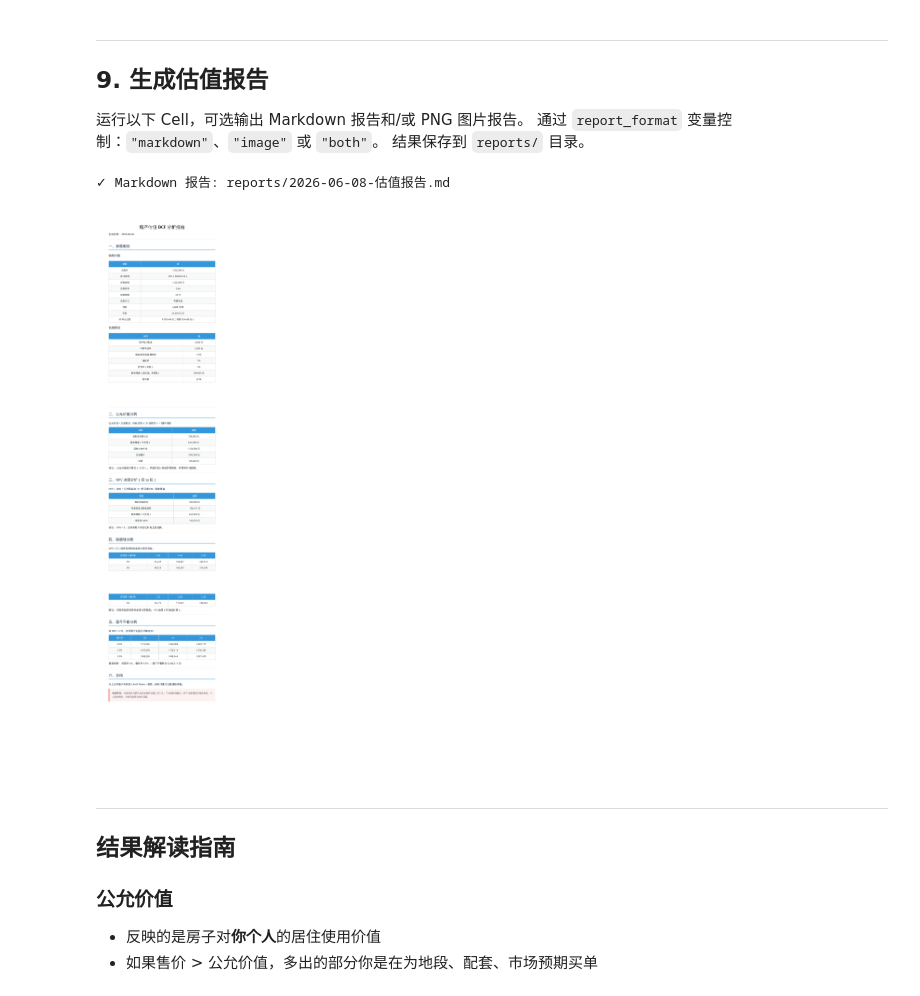
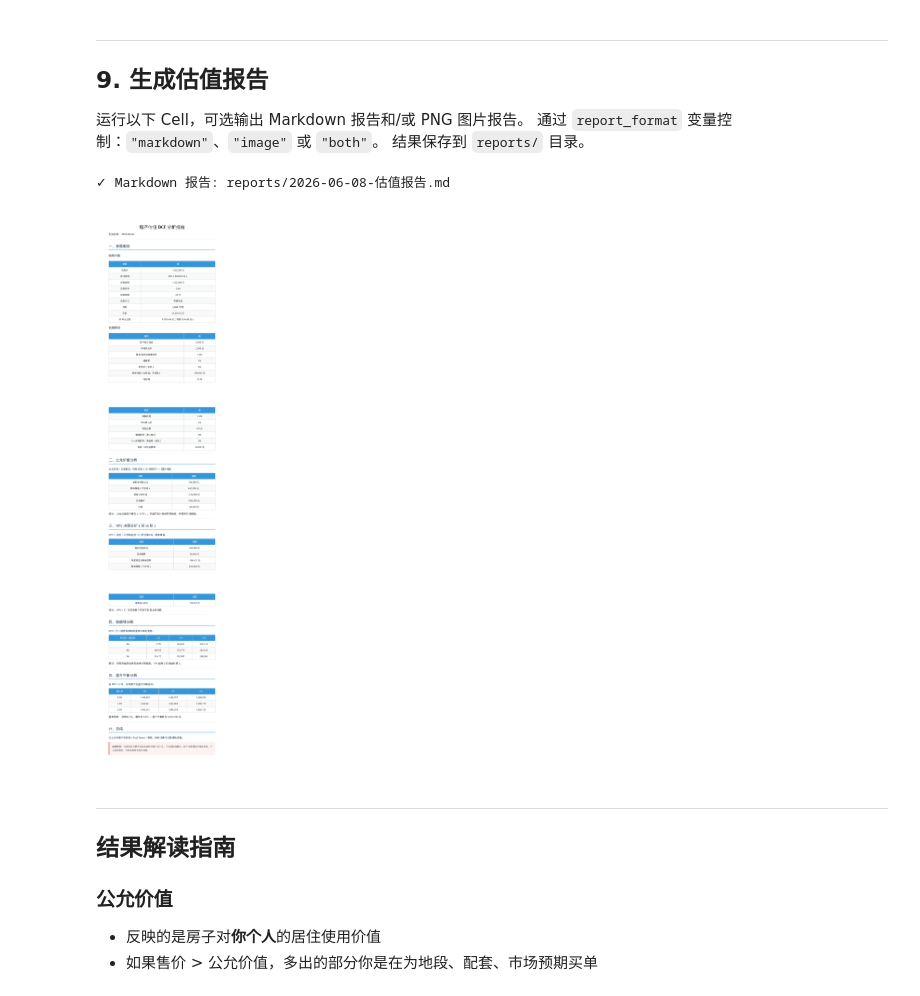
Before and after one commit to FlameHize/house-valuation, a Jupyter notebook: house_valuation_dcf.ipynb, the cells around one changed output. Drawn from its saved outputs; the diff is of its cells as text; code cells hidden in the pictures.

```diff
--- a/house_valuation_dcf.ipynb
+++ b/house_valuation_dcf.ipynb
@@ -168,7 +179,7 @@ for t in years:
         rent_saved_real.append(0)
         holding_costs_real.append(0)
         loan_payment_real.append(0)
-        net_cf.append(-down_payment)          # 负号表示现金流出
+        net_cf.append(-down_payment - purchase_fees)          # 负号表示现金流出
     else:
         # 第 t 年省下的租金（实际值），每年涨 1.5%
         rent = annual_rent * (1 + real_growth_rate)**(t - 1)
@@ -207,6 +218,7 @@ print("\n--- 30年汇总（实际值） ---")
 print(f"省租金总计: {total_rent_saved:,.0f} 元")
 print(f"持有成本总计: {total_holding:,.0f} 元")
 print(f"月供总计（实际值）: {total_loan_real:,.0f} 元")
+print(f"买房税费: {purchase_fees:,.0f} 元")
 print(f"净现金流总计（含首付和终值）: {total_net:,.0f} 元")
 # %% [output]
   年份 |     省租金(实) |    持有成本(实) |      月供(实) |       净现金流
@@ -242,7 +255,7 @@ npv_cf_pv = []              # 每年折现后的净现金流
 cumulative_npv = []         # 累积 NPV（逐年累加，可观察变化趋势）
 
 # ---- t = 0（现在）：付首付 ----
-npv = -down_payment
+npv = -down_payment - purchase_fees
 cumulative_npv.append(npv)
 
 # ---- t = 1 到 30：逐年计算净现金流并折现 ----
@@ -273,6 +286,7 @@ print("=" * 55)
 print("  NPV 决策分析（买 vs 租）")
 print("=" * 55)
 print(f"\n首付现金流出: {down_payment:>12,.0f} 元")
+print(f"买房税费: {purchase_fees:>12,.0f} 元")
 print(f"年度现金流现值总和: {sum(npv_cf_pv):>12,.0f} 元")
 print(f"期末残值（不折现）: {terminal_value:>12,.0f} 元")
 print(f"\n{'─' * 45}")
@@ -316,7 +331,7 @@ for dr in discount_rates:
     row = []
     for gr in growth_rates:
         # 对每组 (折现率, 增长率) 重新算一遍 NPV
-        npv_val = -down_payment
+        npv_val = -down_payment - purchase_fees
         for t in range(1, holding_years + 1):
             rent = annual_rent * (1 + gr)**(t - 1)
             cost = annual_holding_cost * (1 + gr)**(t - 1)
@@ -367,13 +382,14 @@ def calculate_npv(price, dr, gr):
     不修改全局参数，独立计算。
     """
     dp = price * down_payment_ratio                       # 按比例计算首付
+    fees = price * (deed_tax_rate + agency_fee_rate) + other_purchase_fees  # 按比例计算税费
     la = price - dp                                       # 贷款本金
     mr = loan_rate / 12                                   # 月利率
     nm = loan_term_years * 12                             # 总期数
     mp = la * mr * (1 + mr)**nm / ((1 + mr)**nm - 1)     # 月供
     ap = mp * 12                                          # 年供
 
-    npv_val = -dp
+    npv_val = -dp - fees
     for t in range(1, holding_years + 1):
         rent = annual_rent * (1 + gr)**(t - 1)
         cost = annual_holding_cost * (1 + gr)**(t - 1)
@@ -610,6 +626,13 @@ report = f"""# 房产估值 DCF 分析报告
 | 折现率（实际） | {discount_rate*100:.0f}% |
 | 期末残值（实际值，不折现） | {terminal_value:,} 元 |
 | 持有期 | {holding_years} 年 |
+| 契税比例 | {deed_tax_rate*100:.1f}% |
+| 中介费比例 | {agency_fee_rate*100:.0f}% |
+| 其他杂费 | {other_purchase_fees:,} 元 |
+| 增值税率（满二免征） | {vat_rate*100:.0f}% |
+| 个人所得税率（满五唯一免征） | {iit_rate*100:.0f}% |
+| **买房一次性总费用** | **{purchase_fees:,.0f} 元** |
+
 
 ---
 
@@ -636,6 +659,7 @@ report = f"""# 房产估值 DCF 分析报告
 | 项目 | 金额 |
 |---|---|
 | 首付现金流出 | {down_payment:,.0f} 元 |
+| 买房税费 | {purchase_fees:,.0f} 元 |
 | 年度现金流现值总和 | {npv_annual_pv_sum:,.0f} 元 |
 | 期末残值（不折现） | {terminal_value:,.0f} 元 |
 | **净现值 (NPV)** | **{npv:,.0f} 元** |
@@ -705,34 +729,34 @@ if report_format in ("image", "both"):
                background-color: #fdf2f2; color: #666; font-size: 10pt; }}
   hr {{ border: none; border-top: 1px solid #eee; margin: 12pt 0; }}
   p {{ margin: 6pt 0; }}
 </style>
 </head>
 <body>
 {html_body}
 </body>
 </html>"""
 
     img_file = f"{report_dir}/{today}-估值报告.png"
     pdf_data = weasyprint.HTML(string=html_template).write_pdf()
     doc = pymupdf.open("pdf", pdf_data)
     # 把所有页面拼接成一张长图
     pages = [doc[i].get_pixmap(dpi=200) for i in range(doc.page_count)]
     total_h = sum(p.height for p in pages)
     from PIL import Image as PILImage
     canvas = PILImage.new("RGB", (pages[0].width, total_h))
     y = 0
     for p in pages:
         img = PILImage.frombytes("RGB", (p.width, p.height), p.samples)
         canvas.paste(img, (0, y))
         y += p.height
     canvas.save(img_file)
     doc.close()
 
     # 在 Notebook 中显示图片
     display(Image(filename=img_file))
 # %% [output]
 ✓ Markdown 报告: reports/2026-06-08-估值报告.md
-[figure, old version]
+[figure, new version]
 # %% [markdown]
 ---
 ## 结果解读指南
```
Also changed, not shown: parts of 6 cells of this notebook.
